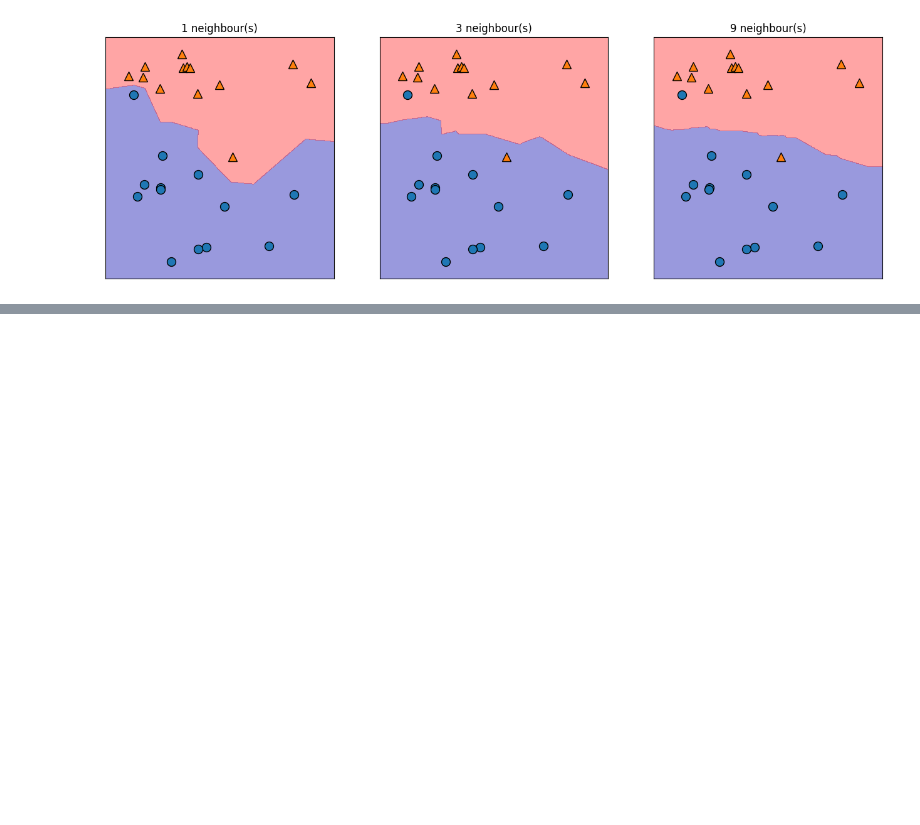
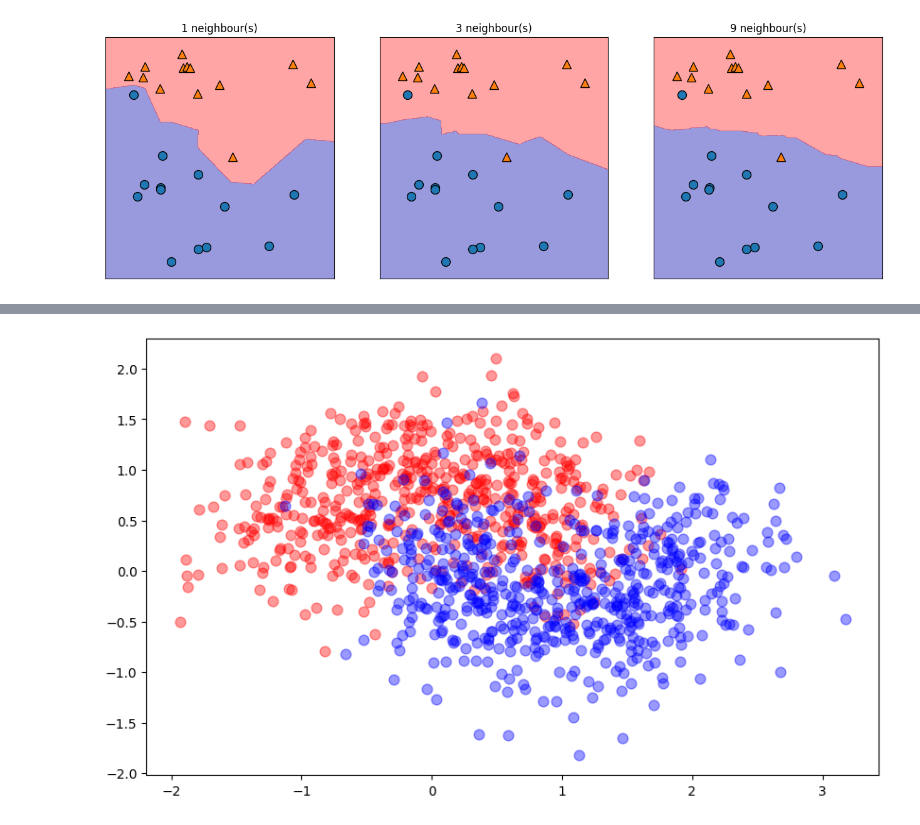
Before and after one commit to Kavakliyski/Machine-Learning-2022-2023-backup, a Jupyter notebook: Lecs/FourStart_knn-regularization/GetoToKnow_kNN.ipynb, the cells around one changed output, grey strips where cells are left out. Saved outputs shown, nothing was run; the diff lists cells and outputs as text; code cells hidden in the pictures; blank space fills up the shorter version.

```diff
--- a/Lecs/FourStart_knn-regularization/GetoToKnow_kNN.ipynb
+++ b/Lecs/FourStart_knn-regularization/GetoToKnow_kNN.ipynb
@@ -43,0 +62,15 @@ plot_knn_parameter()
+# %%
+# Нека си създадем |dataset начисто и да го разделим на тренировъчен и тестов.
+
+X, y = make_moons(1500, noise=0.4, random_state=42)
+X_train, X_test, y_train, y_test = train_test_split(X, y, random_state=0)
+# %%
+# Да видим как изглежда отново:
+
+red = X_train[y_train == 0]
+blue = X_train[y_train == 1]
+plt.figure(figsize=(10, 6))
+plt.scatter(red[:, 0],  red[:, 1],  color='red', alpha=0.4, s=60)
+plt.scatter(blue[:, 0], blue[:, 1], color='blue', alpha=0.4, s=60);
+# %% [output]
+[figure, added]
```
Also changed, not shown: parts of 2 cells of this notebook.
